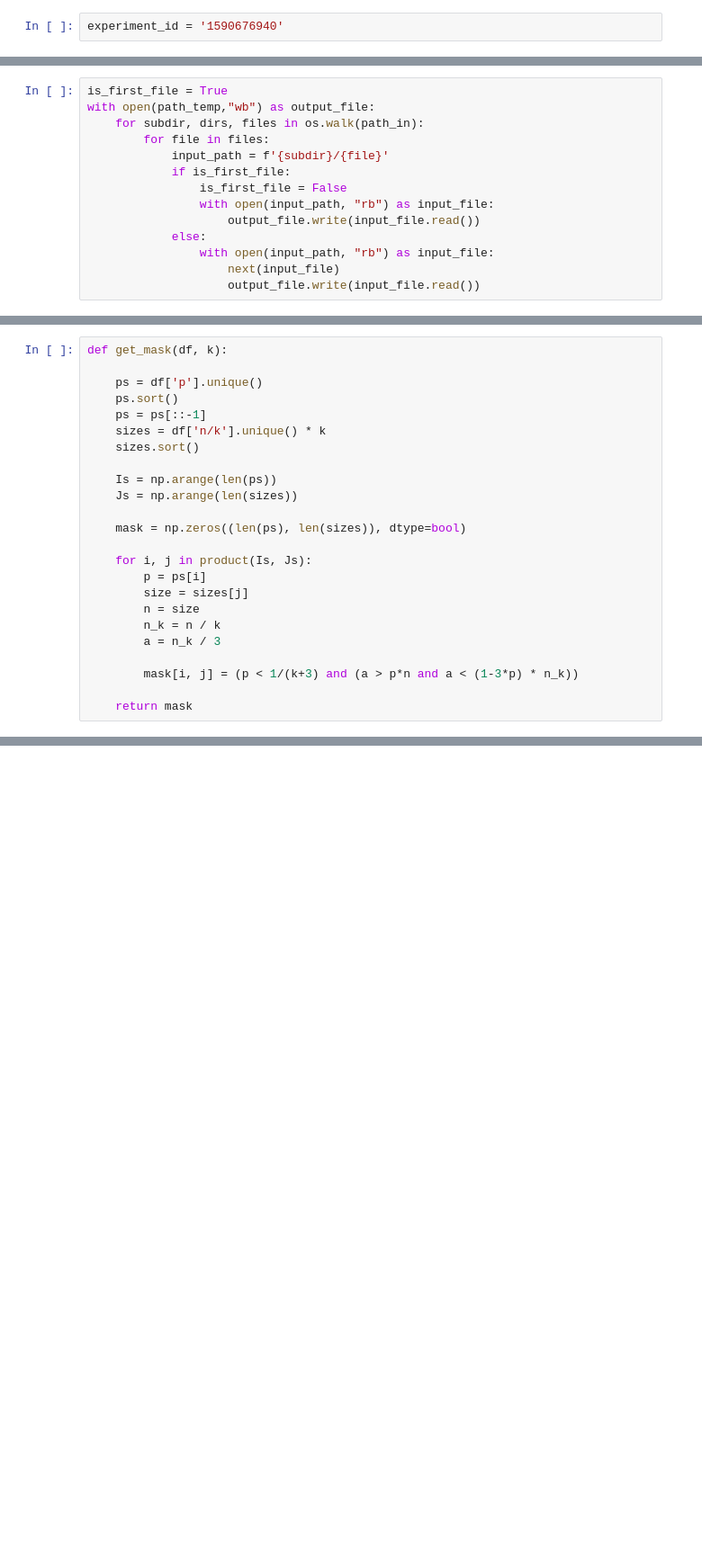
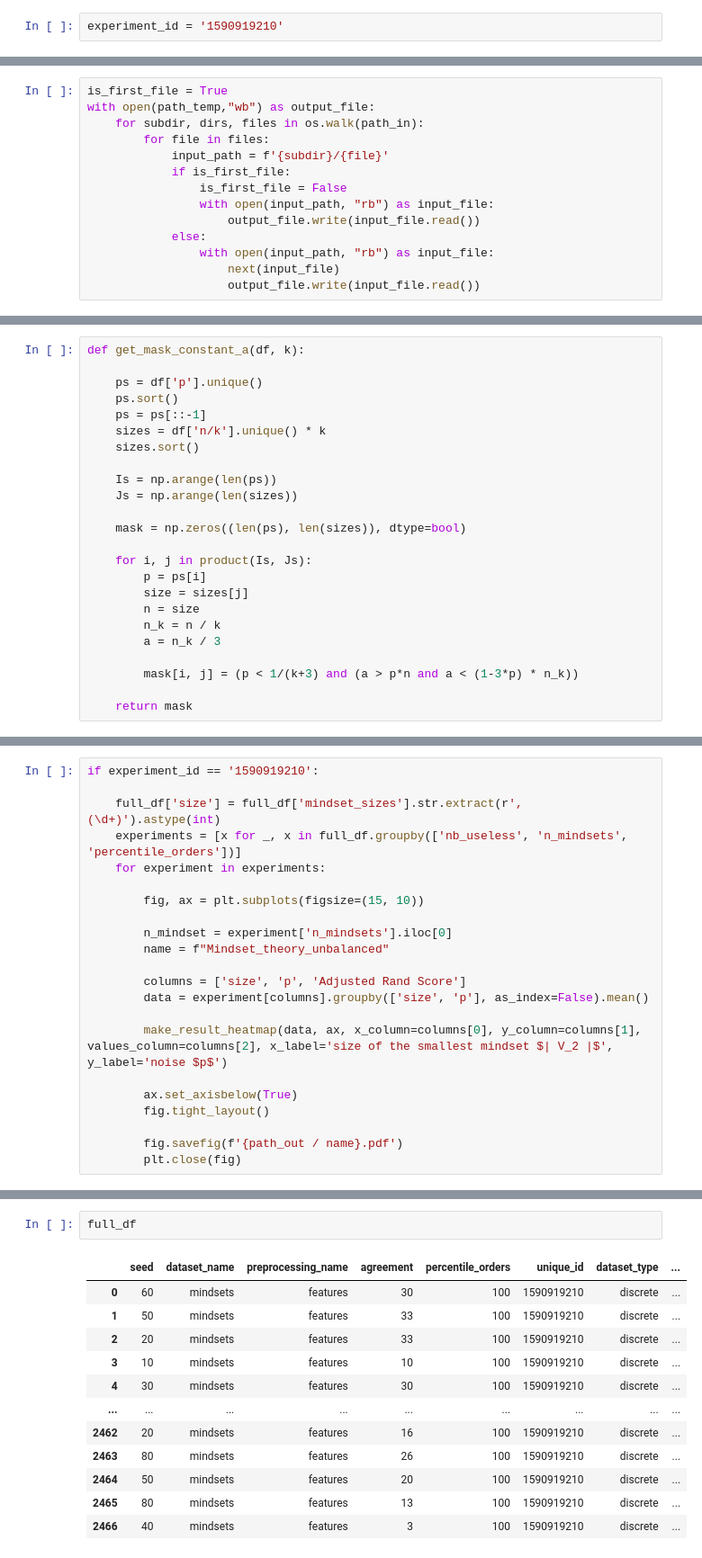
Before and after one commit to dfioravanti/tangles, a Jupyter notebook: notebooks/Plot Mindsets.ipynb, the cells around one changed output, grey strips where cells are left out. Shown at 90% size. Drawn from its saved outputs; the diff is of its cells as text; blank space fills up the shorter version.

```diff
--- a/notebooks/Plot Mindsets.ipynb
+++ b/notebooks/Plot Mindsets.ipynb
@@ -41,5 +41,5 @@ pd.read_csv('../experiments.csv')
 # %%
-experiment_id = '1590676940'
+experiment_id = '1590919210'
 # %%
 path_in = Path(f'../output/{experiment_id}').resolve()
 path_temp = Path(f'/tmp/{experiment_id}.csv').resolve()
@@ -67,5 +69,5 @@ full_df['n_mindsets'] = full_df['mindset_sizes'].str.count(',') + 1
 # %%
-def get_mask(df, k):
+def get_mask_constant_a(df, k):
 
     ps = df['p'].unique()
     ps.sort()
@@ -127,0 +161,22 @@ KeyError: 'agreement'
+# %%
+if experiment_id == '1590919210':
+
+    full_df['size'] = full_df['mindset_sizes'].str.extract(r', (\d+)').astype(int)
+    experiments = [x for _, x in full_df.groupby(['nb_useless', 'n_mindsets', 'percentile_orders'])]
+    for experiment in experiments:
+
+        fig, ax = plt.subplots(figsize=(15, 10))
+
+        n_mindset = experiment['n_mindsets'].iloc[0]
+        name = f"Mindset_theory_unbalanced"
+
+        columns = ['size', 'p', 'Adjusted Rand Score']
+        data = experiment[columns].groupby(['size', 'p'], as_index=False).mean()
+
+        make_result_heatmap(data, ax, x_column=columns[0], y_column=columns[1], values_column=columns[2], x_label='size of the smallest mindset $| V_2 |$', y_label='noise $p$')
+
+        ax.set_axisbelow(True)
+        fig.tight_layout()
+
+        fig.savefig(f'{path_out / name}.pdf')
+        plt.close(fig)
@@ -127,0 +251,15 @@ KeyError: 'agreement'
+# %%
+full_df
+# %% [output]
+|  | seed | dataset_name | preprocessing_name | agreement | percentile_orders | unique_id | dataset_type | ... |
+| 0 | 60 | mindsets | features | 30 | 100 | 1590919210 | discrete | ... |
+| 1 | 50 | mindsets | features | 33 | 100 | 1590919210 | discrete | ... |
+| 2 | 20 | mindsets | features | 33 | 100 | 1590919210 | discrete | ... |
+| 3 | 10 | mindsets | features | 10 | 100 | 1590919210 | discrete | ... |
+| 4 | 30 | mindsets | features | 30 | 100 | 1590919210 | discrete | ... |
+| ... | ... | ... | ... | ... | ... | ... | ... | ... |
+| 2462 | 20 | mindsets | features | 16 | 100 | 1590919210 | discrete | ... |
+| 2463 | 80 | mindsets | features | 26 | 100 | 1590919210 | discrete | ... |
+| 2464 | 50 | mindsets | features | 20 | 100 | 1590919210 | discrete | ... |
+| 2465 | 80 | mindsets | features | 13 | 100 | 1590919210 | discrete | ... |
+| 2466 | 40 | mindsets | features | 3 | 100 | 1590919210 | discrete | ... |
```
Also changed, not shown: parts of 24 cells of this notebook, 14 other files.
